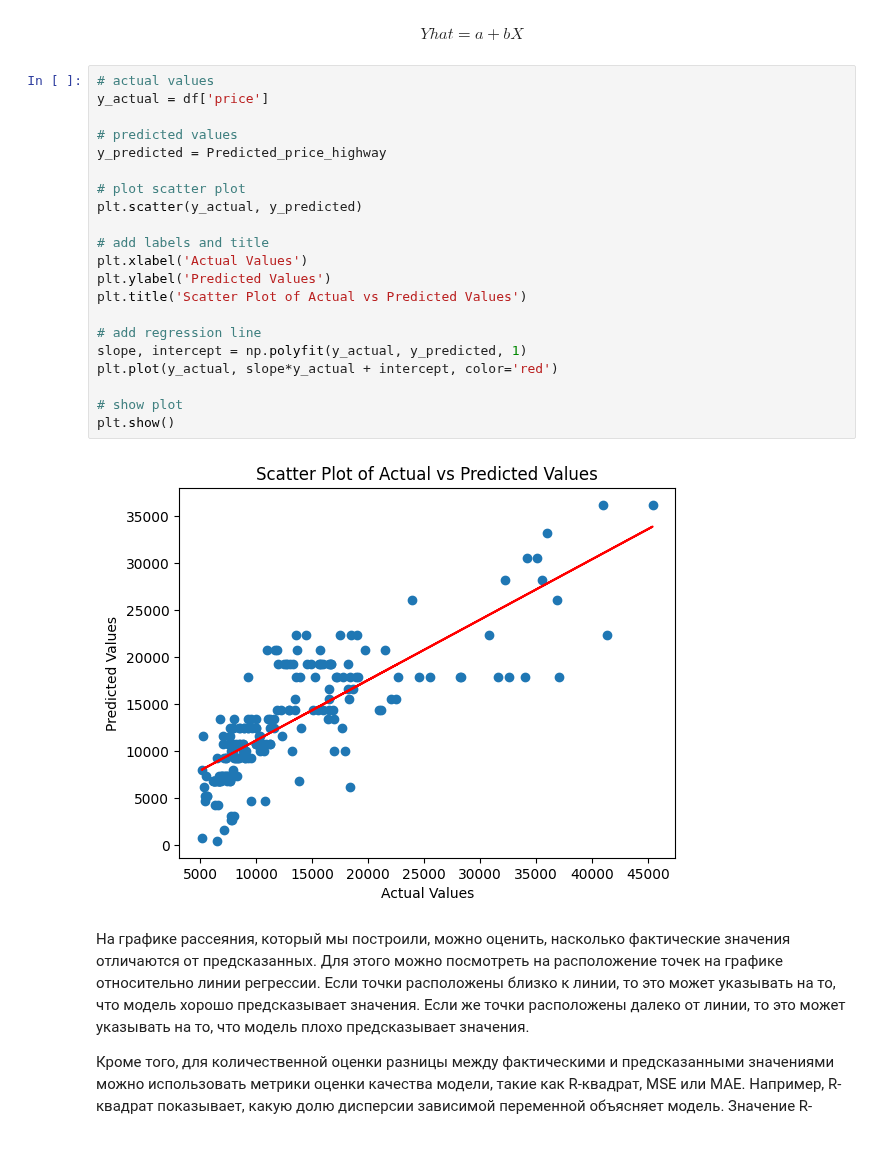
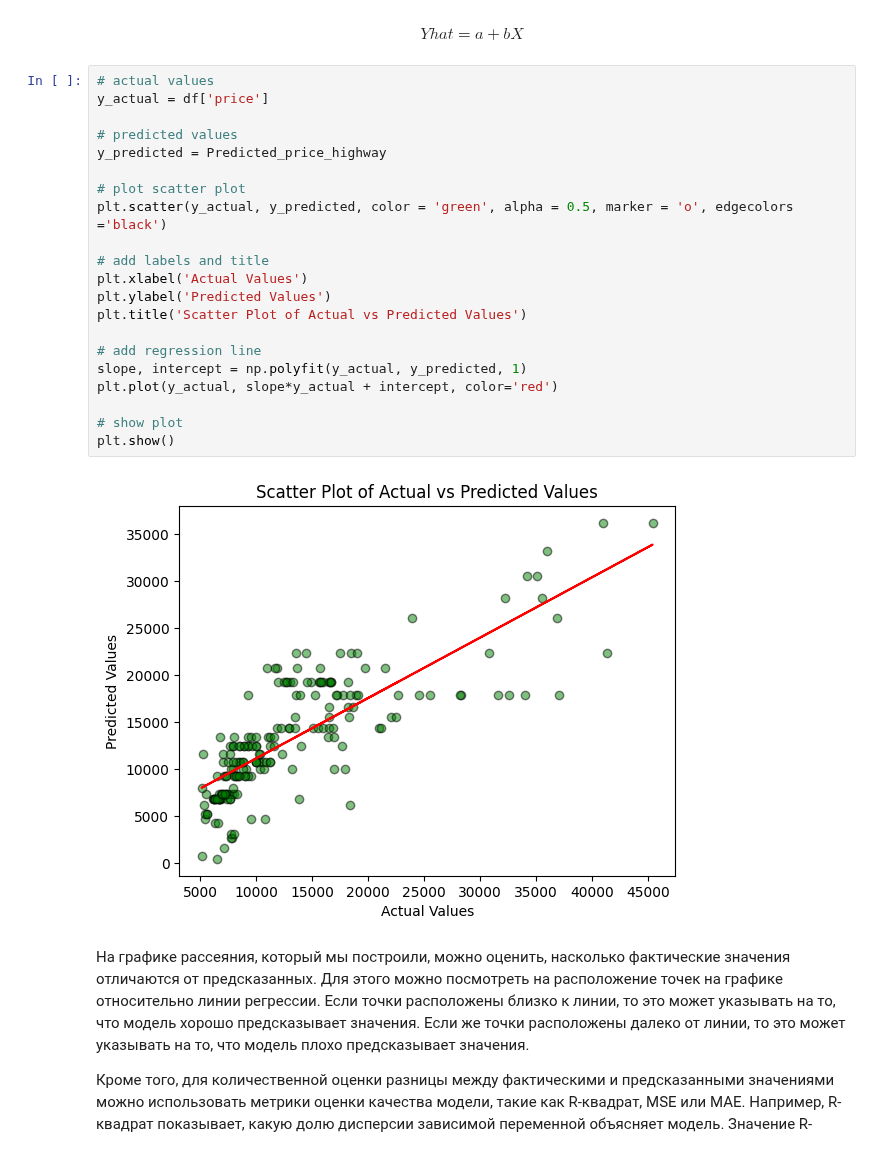
Before and after one commit to MrsMystique/python-repo, a Jupyter notebook: DataAnalysis/analisys for prediction/Labs/Шаг 4 корреляционный анализ и регрессия.ipynb, the cells around one changed output. Cells and saved outputs as stored; diff of their text form.

```diff
--- a/DataAnalysis/analisys for prediction/Labs/Шаг 4 корреляционный анализ и регрессия.ipynb
+++ b/DataAnalysis/analisys for prediction/Labs/Шаг 4 корреляционный анализ и регрессия.ipynb
@@ -188,26 +256,26 @@ $$
 # %%
 # actual values
 y_actual = df['price']
 
 # predicted values
 y_predicted = Predicted_price_highway
 
 # plot scatter plot
-plt.scatter(y_actual, y_predicted)
+plt.scatter(y_actual, y_predicted, color = 'green', alpha = 0.5, marker = 'o', edgecolors ='black')
 
 # add labels and title
 plt.xlabel('Actual Values')
 plt.ylabel('Predicted Values')
 plt.title('Scatter Plot of Actual vs Predicted Values')
 
 # add regression line
 slope, intercept = np.polyfit(y_actual, y_predicted, 1)
 plt.plot(y_actual, slope*y_actual + intercept, color='red')
 
 # show plot
 plt.show()
 # %% [output]
-[figure, old version]
+[figure, new version]
 # %% [markdown]
 На графике рассеяния, который мы построили, можно оценить, насколько фактические значения отличаются от предсказанных. Для этого можно посмотреть на расположение точек на графике относительно линии регрессии. Если точки расположены близко к линии, то это может указывать на то, что модель хорошо предсказывает значения. Если же точки расположены далеко от линии, то это может указывать на то, что модель плохо предсказывает значения.
 
```
Also changed, not shown: parts of 26 cells of this notebook, 1 other file.
